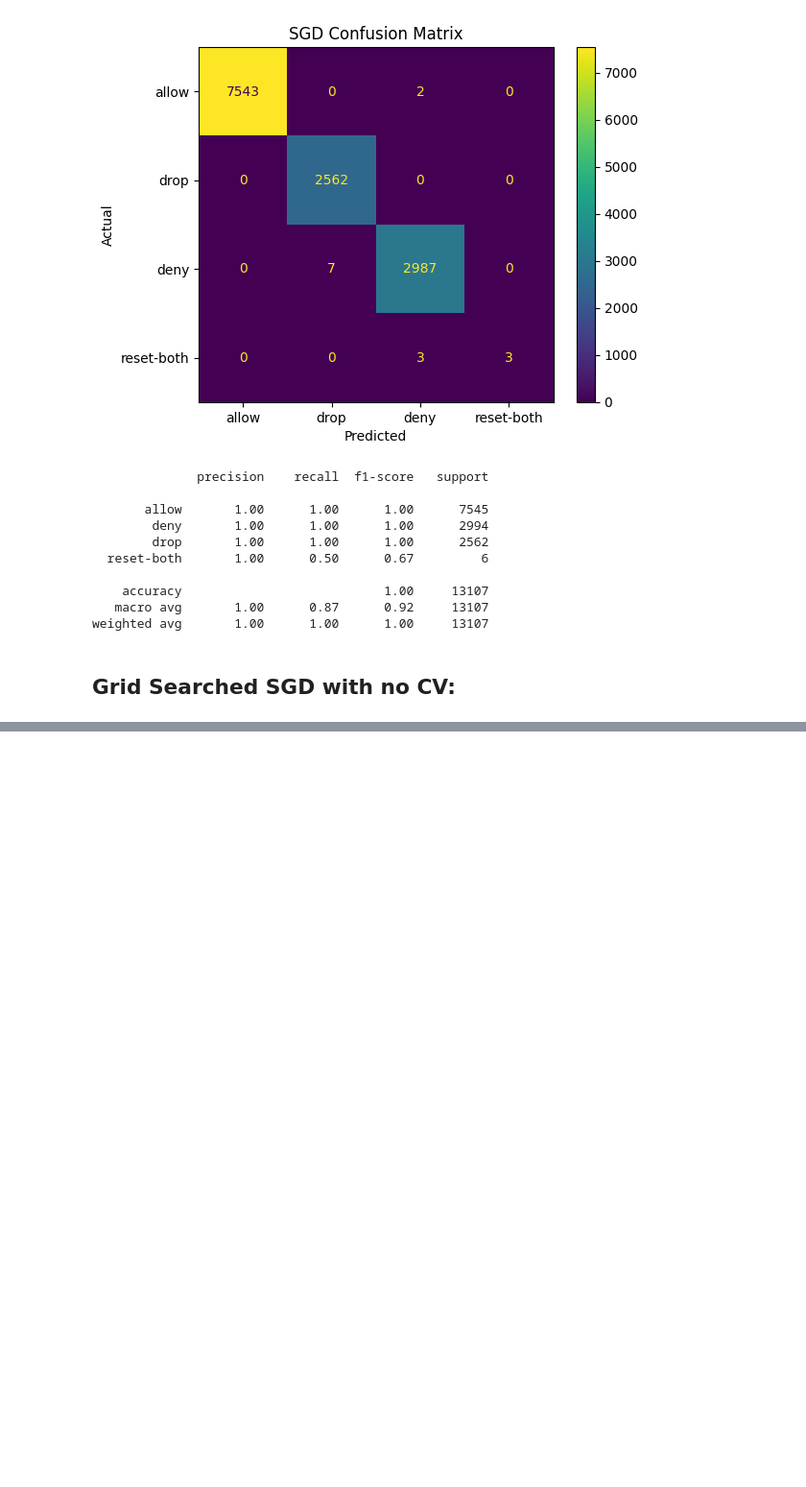
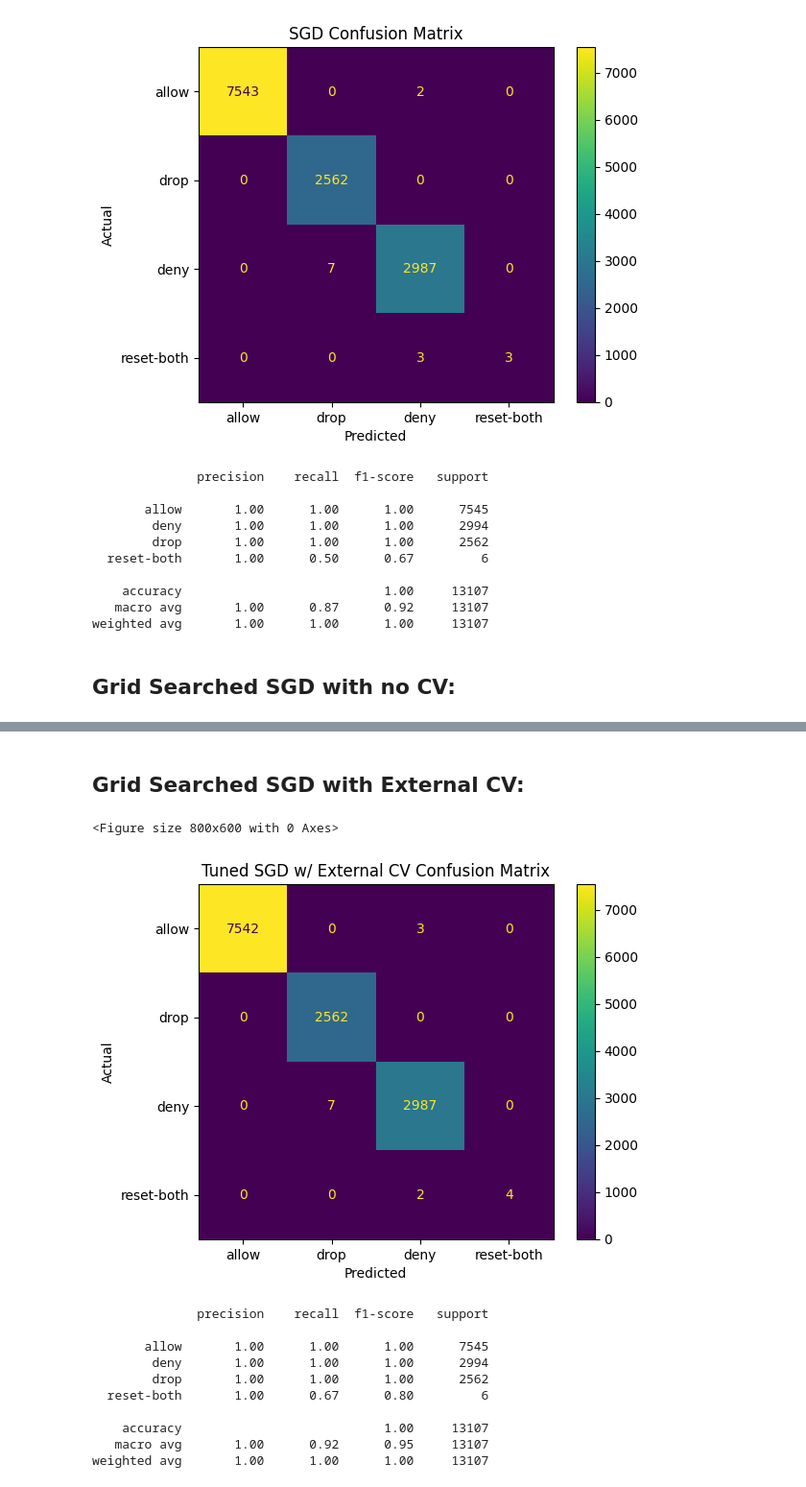
Before and after one commit to Vochannguyen/DS7331, a Jupyter notebook: Case Study 5/Abhay/scratch.ipynb, the cells around one changed output, grey strips where cells are left out. Shown: that part at 96% size. Drawn from its saved outputs; the diff is of its cells as text; code cells hidden in the pictures; blank space fills up the shorter version.

Commit message:
added external cv to sgd classifier

```diff
--- a/Case Study 5/Abhay/scratch.ipynb
+++ b/Case Study 5/Abhay/scratch.ipynb
@@ -85,7 +85,7 @@ from sklearn.model_selection import GridSearchCV
 
 param_grid = {'C': [0.1, 1, 10, 100, 1000]}
 
-grid = GridSearchCV(LinearSVC(dual = True), param_grid, refit = True, verbose = 3, cv=None)
+grid = GridSearchCV(LinearSVC(dual = True, max_iter=1200), param_grid, refit = True, verbose = 3, cv=None)
 
 grid.fit(encoded, data['Action'])
 # %% [output]
@@ -267 +267,35 @@ print(classification_report(data['Action'], preds))
 weighted avg       1.00      1.00      1.00     65532
+# %% [markdown]
+## Grid Searched SGD with External CV:
+# %%
+sgd = SGDClassifier(loss="hinge", penalty="l2", max_iter=100, alpha = grid.best_estimator_.get_params()['alpha'], early_stopping=True)
+
+model = sgd.fit(X_train, y_train)
+# %%
+from sklearn.metrics import confusion_matrix, classification_report, ConfusionMatrixDisplay
+
+preds = model.predict(X_test)
+
+plt.figure(figsize=(8, 6))
+
+ConfusionMatrixDisplay.from_predictions(y_test, preds, labels = labels)
+
+plt.xlabel("Predicted")
+plt.ylabel("Actual")
+plt.title("Tuned SGD w/ External CV Confusion Matrix")
+plt.show()
+
+print(classification_report(y_test, preds))
+# %% [output]
+<Figure size 800x600 with 0 Axes>
+[figure, added]
+              precision    recall  f1-score   support
+
+       allow       1.00      1.00      1.00      7545
+        deny       1.00      1.00      1.00      2994
+        drop       1.00      1.00      1.00      2562
+  reset-both       1.00      0.67      0.80         6
+
+    accuracy                           1.00     13107
+   macro avg       1.00      0.92      0.95     13107
+weighted avg       1.00      1.00      1.00     13107
```
Also changed, not shown: parts of 4 cells of this notebook.
